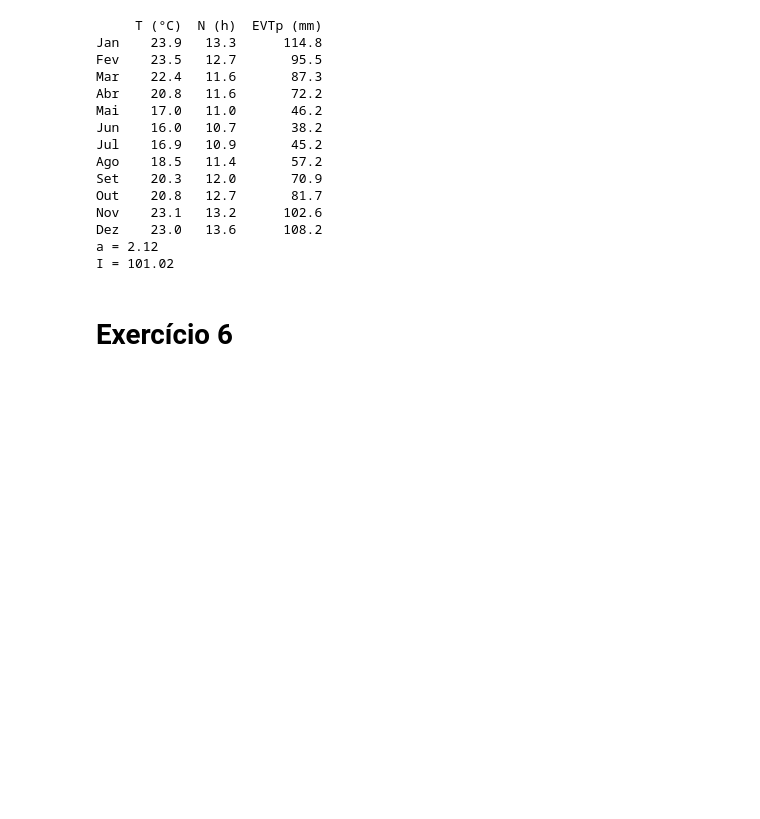
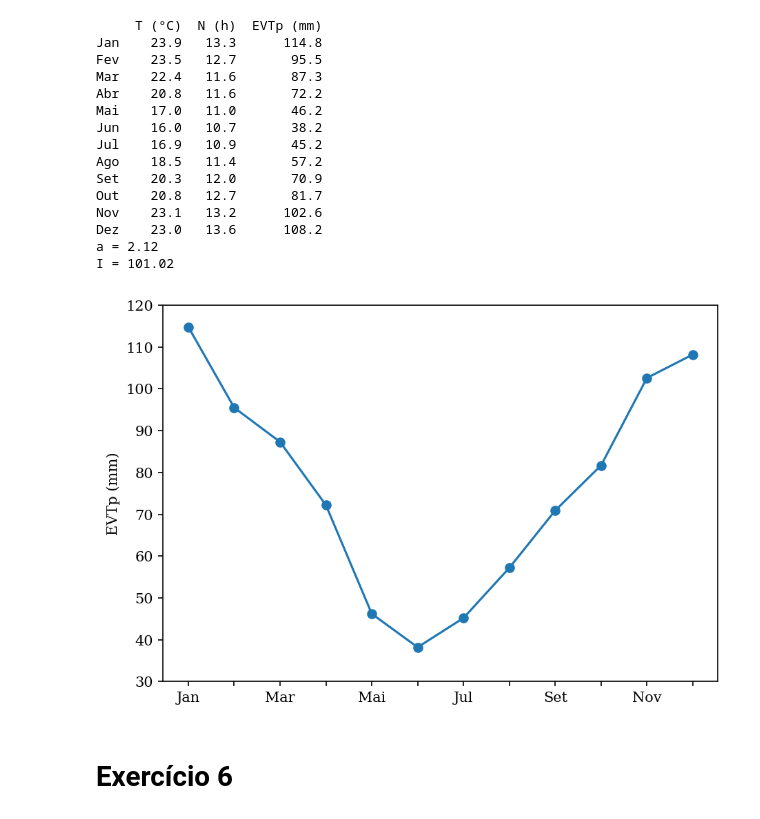
Before and after one commit to rqaita/hydrology, a Jupyter notebook: l_02.ipynb, the cells around one changed output. Cells and saved outputs as stored; diff of their text form; code cells hidden in the pictures; blank space fills up the shorter version.

```diff
--- a/l_02.ipynb
+++ b/l_02.ipynb
@@ -253,6 +239,15 @@ Nov    23.1   13.2      102.6
 Dez    23.0   13.6      108.2
 a = 2.12
 I = 101.02
+# %%
+fig, ax = plt.subplots(constrained_layout=True)
+e_05_data["EVTp (mm)"].plot(marker="o", ax=ax)
+ax.set_xticks(range(0,12))
+ax.set_ylabel("EVTp (mm)")
+ax.set_ylim([30, 120])
+plt.show()
+# %% [output]
+[figure, added]
 # %% [markdown]
 # Exercício 6
 # %% [markdown]
```
Also changed, not shown: parts of 23 cells of this notebook, 2 other files.
